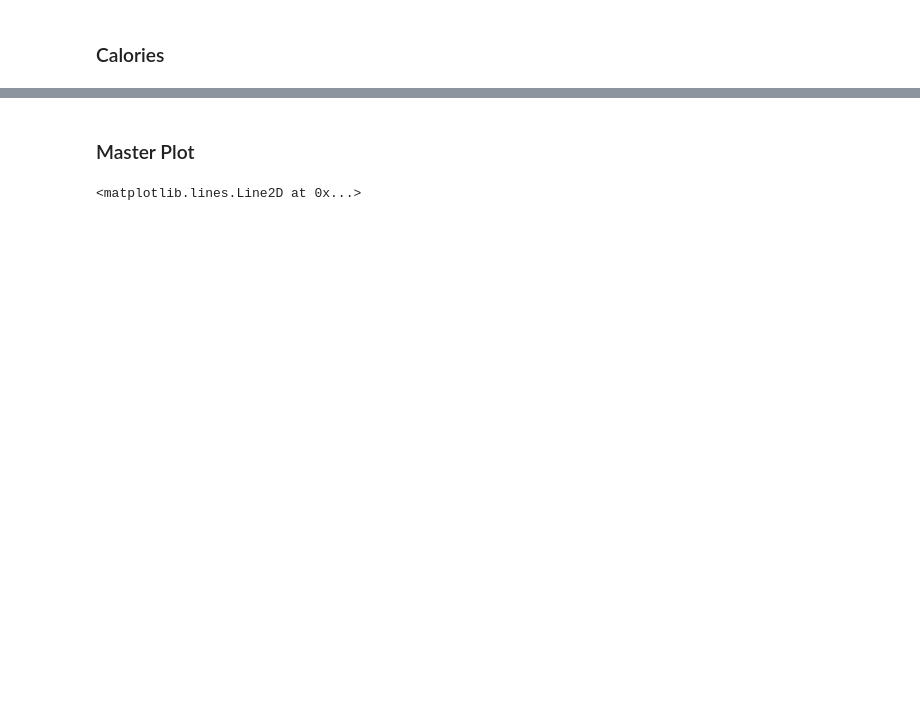
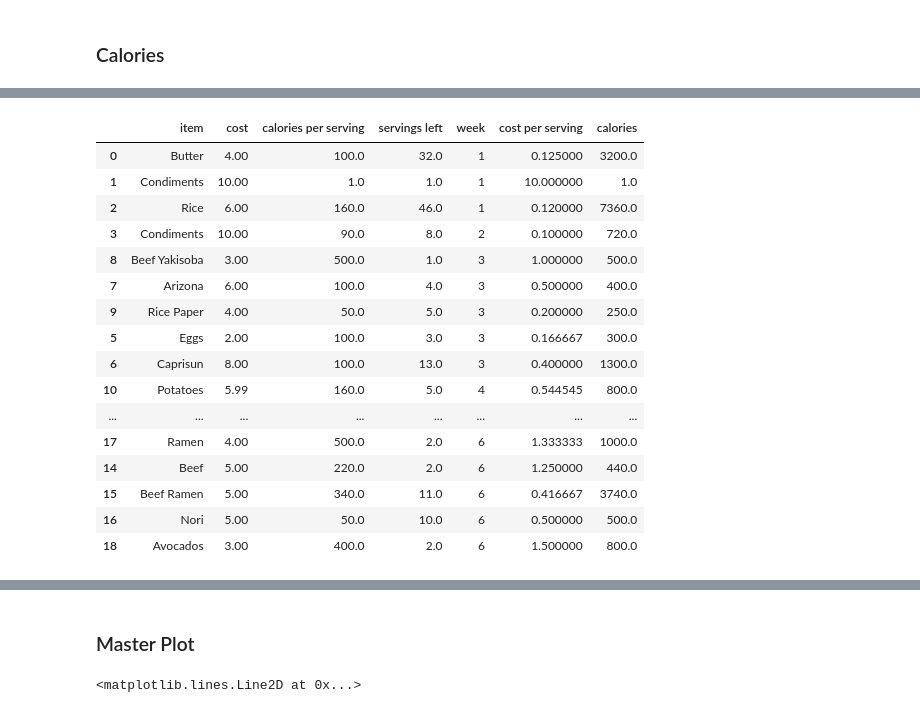
Before and after one commit to alzox/yummy, a Jupyter notebook: food notebook.ipynb, the cells around one changed output, grey strips where cells are left out. Drawn from its saved outputs; the diff is of its cells as text; code cells hidden in the pictures; blank space fills up the shorter version.

```diff
--- a/food notebook.ipynb
+++ b/food notebook.ipynb
@@ -80,3 +87,23 @@ food.sort_values(by = 'calories', ascending=False).head(10)
+# %%
+food.dropna(axis=0).sort_values(by = ' week', ascending=True)
+# %% [output]
+|  | item | cost | calories per serving | servings left | week | cost per serving | calories |
+| 0 | Butter | 4.00 | 100.0 | 32.0 | 1 | 0.125000 | 3200.0 |
+| 1 | Condiments | 10.00 | 1.0 | 1.0 | 1 | 10.000000 | 1.0 |
+| 2 | Rice | 6.00 | 160.0 | 46.0 | 1 | 0.120000 | 7360.0 |
+| 3 | Condiments | 10.00 | 90.0 | 8.0 | 2 | 0.100000 | 720.0 |
+| 8 | Beef Yakisoba | 3.00 | 500.0 | 1.0 | 3 | 1.000000 | 500.0 |
+| 7 | Arizona | 6.00 | 100.0 | 4.0 | 3 | 0.500000 | 400.0 |
+| 9 | Rice Paper | 4.00 | 50.0 | 5.0 | 3 | 0.200000 | 250.0 |
+| 5 | Eggs | 2.00 | 100.0 | 3.0 | 3 | 0.166667 | 300.0 |
+| 6 | Caprisun | 8.00 | 100.0 | 13.0 | 3 | 0.400000 | 1300.0 |
+| 10 | Potatoes | 5.99 | 160.0 | 5.0 | 4 | 0.544545 | 800.0 |
+| ... | ... | ... | ... | ... | ... | ... | ... |
+| 17 | Ramen | 4.00 | 500.0 | 2.0 | 6 | 1.333333 | 1000.0 |
+| 14 | Beef | 5.00 | 220.0 | 2.0 | 6 | 1.250000 | 440.0 |
+| 15 | Beef Ramen | 5.00 | 340.0 | 11.0 | 6 | 0.416667 | 3740.0 |
+| 16 | Nori | 5.00 | 50.0 | 10.0 | 6 | 0.500000 | 500.0 |
+| 18 | Avocados | 3.00 | 400.0 | 2.0 | 6 | 1.500000 | 800.0 |
 # %%
 consumption = pd.read_csv('consumption.csv')
 consumption.head(5)
```
Also changed, not shown: parts of 6 cells of this notebook, 4 other files.
